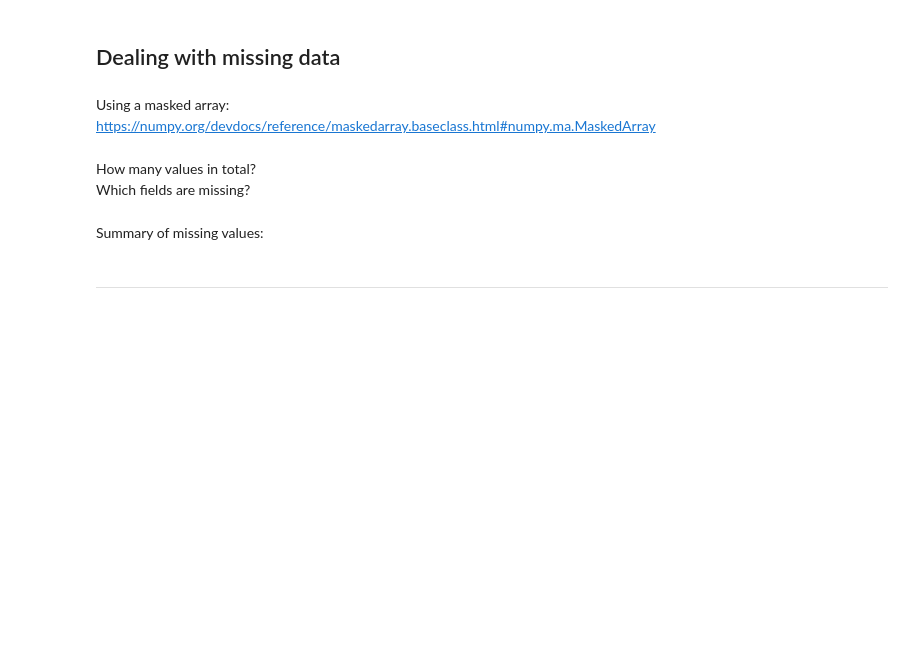
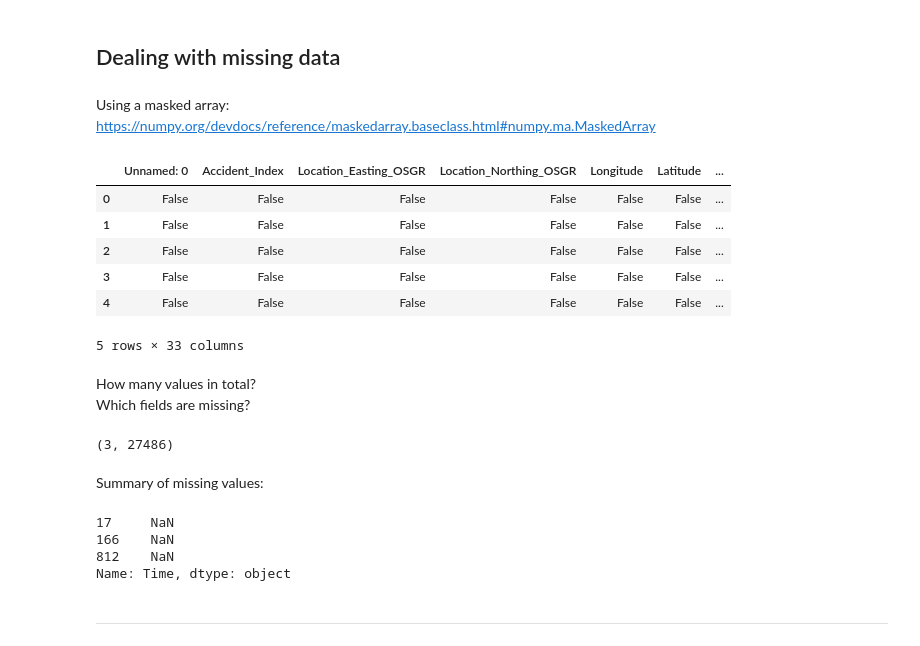
Before and after one commit to mszell/fyp2021p01lectures, a Jupyter notebook: notebooks/fyp2021p01lectures_draft.ipynb, the cells around one changed output. Cells and saved outputs as stored; diff of their text form; code cells hidden in the pictures; blank space fills up the shorter version.

Commit message:
Made clean looking notebook with pandas.

```diff
--- a/notebooks/fyp2021p01lectures_draft.ipynb
+++ b/notebooks/fyp2021p01lectures_draft.ipynb
@@ -99,11 +208,45 @@ More advanced stuff with `awk`: https://datafix.com.au/BASHing/2020-05-20.html
 # %% [markdown]
 Using a masked array:
 https://numpy.org/devdocs/reference/maskedarray.baseclass.html#numpy.ma.MaskedArray
+# %%
+DATA['accident'][:5].isnull()
+# %% [output]
+|  | Unnamed: 0 | Accident_Index | Location_Easting_OSGR | Location_Northing_OSGR | Longitude | Latitude | ... |
+| 0 | False | False | False | False | False | False | ... |
+| 1 | False | False | False | False | False | False | ... |
+| 2 | False | False | False | False | False | False | ... |
+| 3 | False | False | False | False | False | False | ... |
+| 4 | False | False | False | False | False | False | ... |
+5 rows × 33 columns
 # %% [markdown]
 How many values in total?
 Which fields are missing?
+# %%
+# DATA['accident'].isnull().sum(), "--- sum ---", DATA['accident'].isnull().sum().sum()
+
+# Pandas                                   Numpy
+DATA['accident'].astype(bool).sum().sum(), np.count_nonzero(DATA['accident'])
+
+# Missing                            Not missing
+DATA['accident'].isna().sum().sum(), DATA['accident'].notna().sum().sum()
+# %% [output]
+(3, 27486)
 # %% [markdown]
 Summary of missing values:
+# %%
+# Overview of missing values in columns
+DATA['accident'].isna().any()
+
+# Get only the names of the columns with missing values
+DATA['accident'].columns[DATA['accident'].isna().any()]
+
+# Return the rows with missing values
+DATA['accident'][DATA['accident'].isna().any(axis=1)]['Time']
+# %% [output]
+17     NaN
+166    NaN
+812    NaN
+Name: Time, dtype: object
 # %% [markdown]
 <hr>
 # %% [markdown]
```
Also changed, not shown: parts of 14 cells of this notebook.
